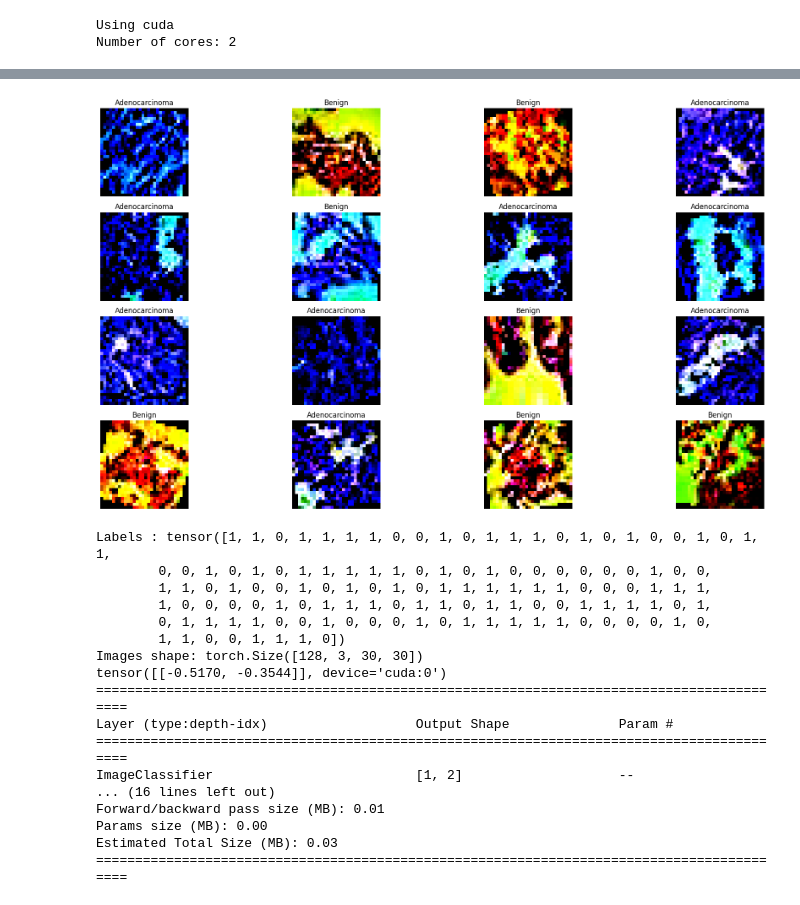
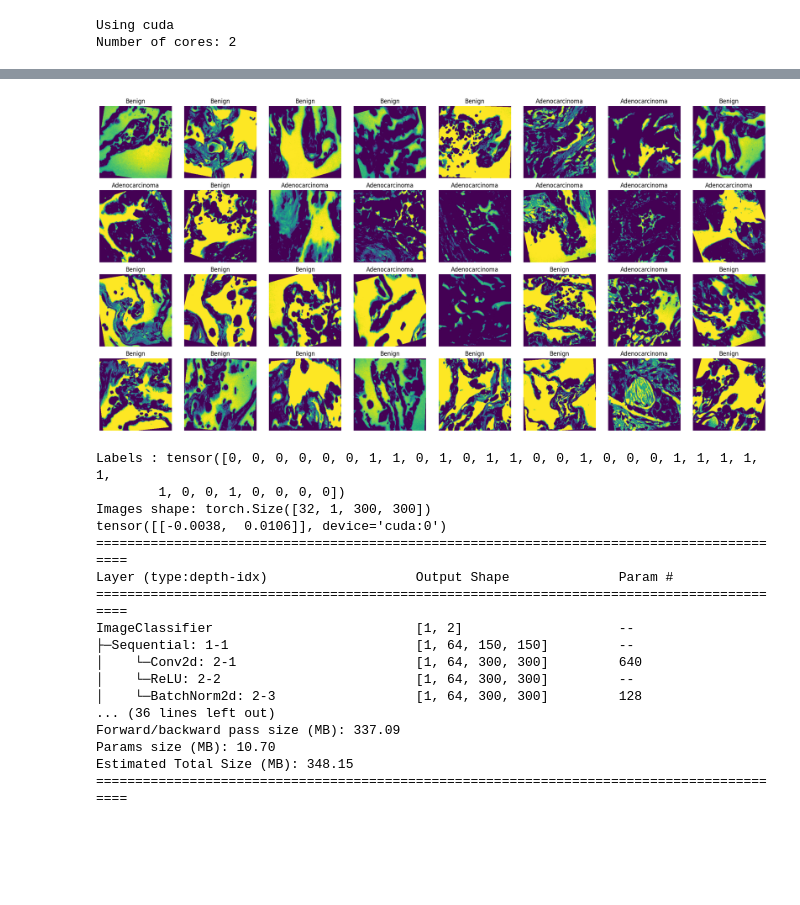
Before and after one commit to LorenzoMioso/VisualIntelligence, a Jupyter notebook: CNN/main_cnn_test.ipynb, the cells around one changed output, grey strips where cells are left out. Saved outputs shown, nothing was run; the diff lists cells and outputs as text; code cells hidden in the pictures; blank space fills up the shorter version.

```diff
--- a/CNN/main_cnn_test.ipynb
+++ b/CNN/main_cnn_test.ipynb
@@ -214,5 +313,3 @@ class LungCancerDataset(Dataset):
             image = self.transform(image)
 
         return image, label
-# %%
-TARGET_IMAGE_SIZE = 30
@@ -232,19 +316,15 @@ resize_dataset(df, (TARGET_IMAGE_SIZE, TARGET_IMAGE_SIZE))
 # %%
-def calculate_fold_stats(df, train_idx, image_size=TARGET_IMAGE_SIZE):
+def calculate_fold_stats(df, train_idx, image_size=TARGET_IMAGE_SIZE, is_gray = True):
     """Calculate mean and std for a specific fold"""
-    print(f"Calculating dataset statistics for fold {train_idx}")
-    print(f"Number of images: {len(train_idx)}")
-    transform = transforms.Compose(
-        [transforms.Resize((image_size, image_size))]
-    )
 
     # Create dataset for train fold
     train_df = df.iloc[train_idx]
-    train_dataset = LungCancerDataset(train_df, "dataset_resized", transform=transform)
+    train_dataset = LungCancerDataset(train_df, "dataset_resized")
 
     # Calculate mean and std
-    channels_sum = torch.zeros(3, device=device)
-    channels_squared_sum = torch.zeros(3, device=device)
+    channels = 1 if is_gray else 3
+    channels_sum = torch.zeros(channels, device=device)
+    channels_squared_sum = torch.zeros(channels, device=device)
     num_batches = 0
 
     for data, _ in tqdm(
@@ -264,24 +344,23 @@ def calculate_fold_stats(df, train_idx, image_size=TARGET_IMAGE_SIZE):
     return mean, std
 # %%
 def create_dataloaders(
-    df, train_idx, val_idx, mean, std, batch_size=128, image_size=TARGET_IMAGE_SIZE
+    df, train_idx, val_idx, mean, std, batch_size=32, image_size=TARGET_IMAGE_SIZE
 ):
     """Create normalized dataloaders for a specific fold"""
 
     # Define transforms
     train_transform = transforms.Compose(
         [
-            transforms.Resize((image_size, image_size)),
             transforms.RandomHorizontalFlip(),
             transforms.RandomVerticalFlip(),
             transforms.RandomRotation(20),
             transforms.Normalize(mean=mean, std=std),
+            transforms.ColorJitter(brightness=0.2, contrast=0.2, saturation=0.2, hue=0.2),
         ]
     )
 
     val_transform = transforms.Compose(
         [
-            transforms.Resize((image_size, image_size)),
             transforms.Normalize(mean=mean, std=std),
         ]
     )
@@ -322,12 +401,14 @@ for fold in range(KFOLDS):
     train_loader, val_loader = create_dataloaders(df, train_idx, val_idx, mean, std)
 
     # Print fold statistics
-    print(f"Fold {fold} statistics:")
     print(f"Mean: {mean}")
     print(f"Std: {std}\n")
 
 # Save fold statistics
-with open("fold_stats.json", "w") as f:
+print("Stats: ", fold_stats)
+print("Saving fold statistics...")
+# delete old file
+with open(basedir +"fold_stats.json", "w") as f:
     json.dump(
         {
             k: {"mean": v["mean"].tolist(), "std": v["std"].tolist()}
@@ -473,7 +528,7 @@ Val loader length: 8
 # %%
 # show the content of the first batch
 for i_batch, (images, labels) in enumerate(train_loader):
-    fig, axes = plt.subplots(4, 4, figsize=(20, 10))
+    fig, axes = plt.subplots(4, 8, figsize=(20, 10))
     for i, ax in enumerate(axes.flatten()):
         img = images[i].permute(1, 2, 0).to("cpu").float()
         ax.imshow(img)
@@ -503,3 +542,3 @@ WARNING:matplotlib.image:Clipping input data to the valid range for imshow with
-[figure, old version]
+[figure, new version]
 # %%
 # Create a simple CNN model
@@ -550,25 +628,25 @@ with torch.inference_mode():
 # check the model summary
 print(
     summary(
-        model, input_size=(1, 3, TARGET_IMAGE_SIZE, TARGET_IMAGE_SIZE), device=device
+        model, input_size=(1, 1, TARGET_IMAGE_SIZE, TARGET_IMAGE_SIZE), device=device
     )
 )
 # %% [output]
-Labels : tensor([1, 1, 0, 1, 1, 1, 1, 0, 0, 1, 0, 1, 1, 1, 0, 1, 0, 1, 0, 0, 1, 0, 1, 1,
-        0, 0, 1, 0, 1, 0, 1, 1, 1, 1, 1, 0, 1, 0, 1, 0, 0, 0, 0, 0, 0, 1, 0, 0,
-        1, 1, 0, 1, 0, 0, 1, 0, 1, 0, 1, 0, 1, 1, 1, 1, 1, 1, 0, 0, 0, 1, 1, 1,
-        1, 0, 0, 0, 0, 1, 0, 1, 1, 1, 0, 1, 1, 0, 1, 1, 0, 0, 1, 1, 1, 1, 0, 1,
-        0, 1, 1, 1, 1, 0, 0, 1, 0, 0, 0, 1, 0, 1, 1, 1, 1, 1, 0, 0, 0, 0, 1, 0,
-        1, 1, 0, 0, 1, 1, 1, 0])
-Images shape: torch.Size([128, 3, 30, 30])
-tensor([[-0.5170, -0.3544]], device='cuda:0')
+Labels : tensor([0, 0, 0, 0, 0, 0, 1, 1, 0, 1, 0, 1, 1, 0, 0, 1, 0, 0, 0, 1, 1, 1, 1, 1,
+        1, 0, 0, 1, 0, 0, 0, 0])
+Images shape: torch.Size([32, 1, 300, 300])
+tensor([[-0.0038,  0.0106]], device='cuda:0')
 ==========================================================================================
 Layer (type:depth-idx)                   Output Shape              Param #
 ==========================================================================================
 ImageClassifier                          [1, 2]                    --
-... (16 lines left out)
-Forward/backward pass size (MB): 0.01
-Params size (MB): 0.00
-Estimated Total Size (MB): 0.03
+├─Sequential: 1-1                        [1, 64, 150, 150]         --
+│    └─Conv2d: 2-1                       [1, 64, 300, 300]         640
+│    └─ReLU: 2-2                         [1, 64, 300, 300]         --
+│    └─BatchNorm2d: 2-3                  [1, 64, 300, 300]         128
+... (36 lines left out)
+Forward/backward pass size (MB): 337.09
+Params size (MB): 10.70
+Estimated Total Size (MB): 348.15
 ==========================================================================================
 # %%
```
Also changed, not shown: parts of 20 cells of this notebook.
